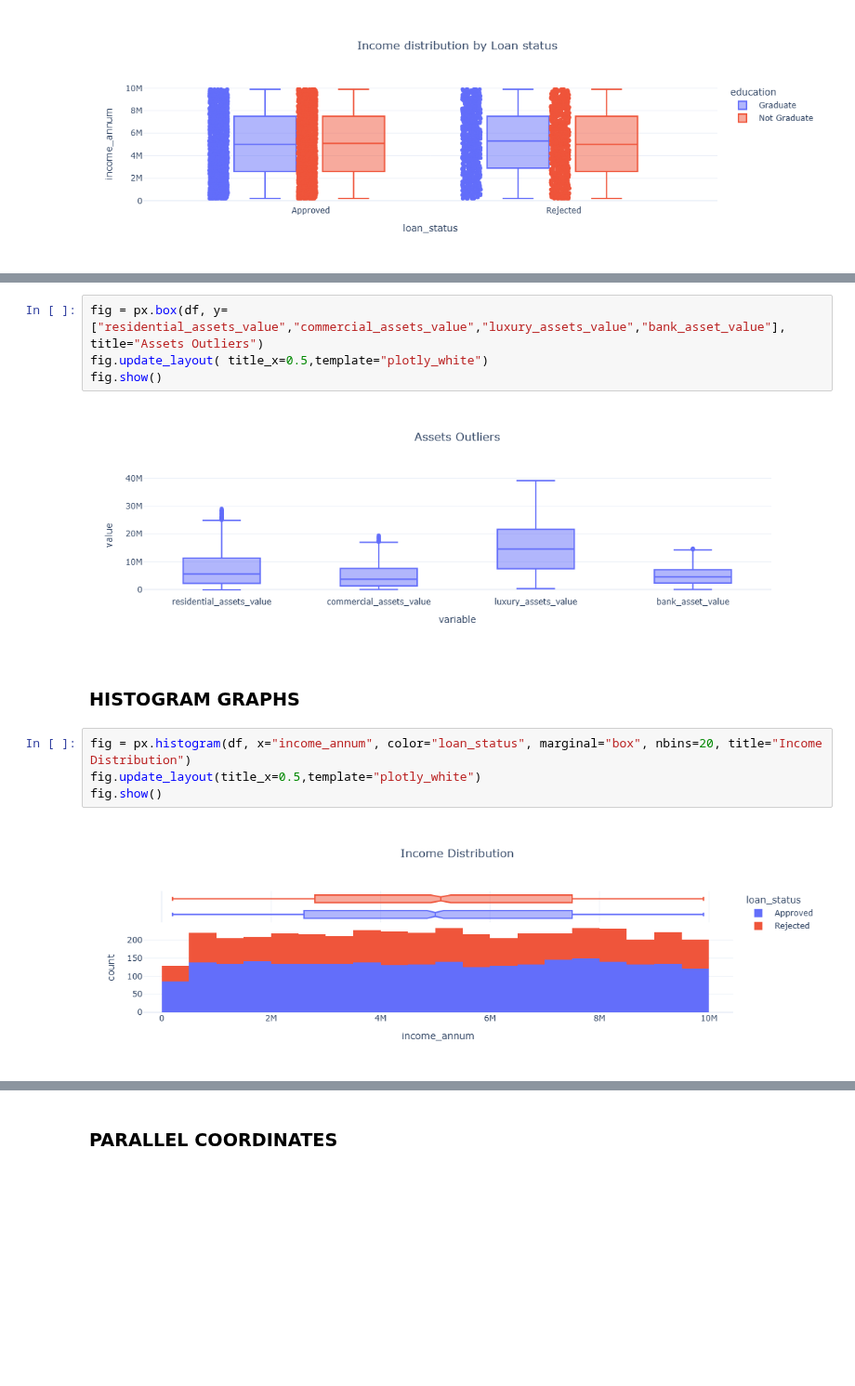
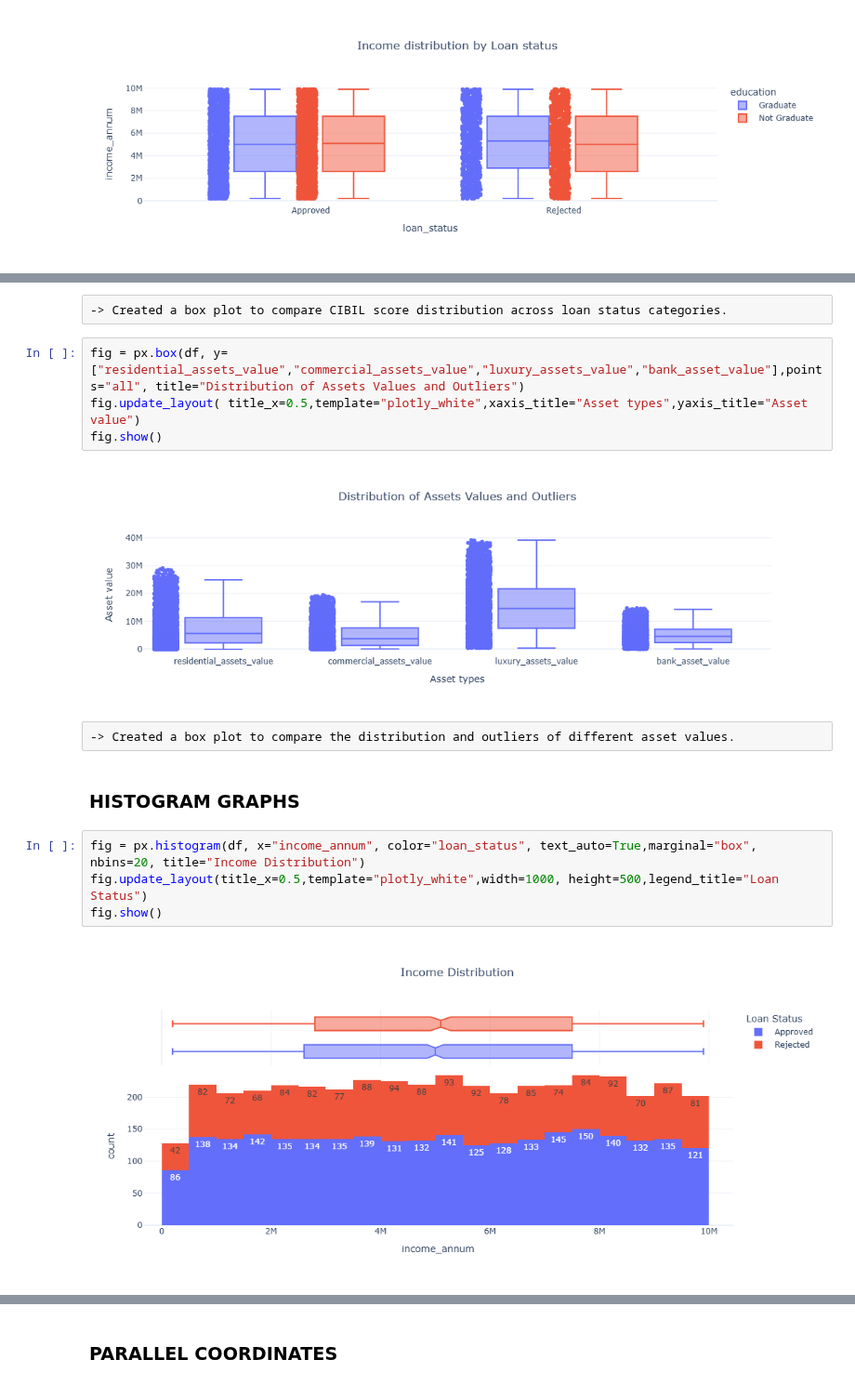
Before and after one commit to kamaljitkaur3019-creator/loan_approval_prediction_project, a Jupyter notebook: ProjectWork.ipynb, the cells around one changed output, grey strips where cells are left out. Shown at 93% size. Cells and saved outputs as stored; diff of their text form; blank space fills up the shorter version.

```diff
--- a/ProjectWork.ipynb
+++ b/ProjectWork.ipynb
@@ -362,14 +370,18 @@ fig.show()
+# %% [raw]
+-> Created a box plot to compare CIBIL score distribution across loan status categories.
 # %%
-fig = px.box(df, y=["residential_assets_value","commercial_assets_value","luxury_assets_value","bank_asset_value"], title="Assets Outliers")
-fig.update_layout( title_x=0.5,template="plotly_white")
+fig = px.box(df, y=["residential_assets_value","commercial_assets_value","luxury_assets_value","bank_asset_value"],points="all", title="Distribution of Assets Values and Outliers")
+fig.update_layout( title_x=0.5,template="plotly_white",xaxis_title="Asset types",yaxis_title="Asset value")
 fig.show()
 # %% [output]
-[figure, old version]
+[figure, new version]
+# %% [raw]
+-> Created a box plot to compare the distribution and outliers of different asset values.
 # %% [markdown]
 ### HISTOGRAM GRAPHS
 # %%
-fig = px.histogram(df, x="income_annum", color="loan_status", marginal="box", nbins=20, title="Income Distribution")
-fig.update_layout(title_x=0.5,template="plotly_white")
+fig = px.histogram(df, x="income_annum", color="loan_status", text_auto=True,marginal="box", nbins=20, title="Income Distribution")
+fig.update_layout(title_x=0.5,template="plotly_white",width=1000, height=500,legend_title="Loan Status")
 fig.show()
 # %% [output]
-[figure, old version]
+[figure, new version]
```
Also changed, not shown: parts of 34 cells of this notebook, 1 other file.
